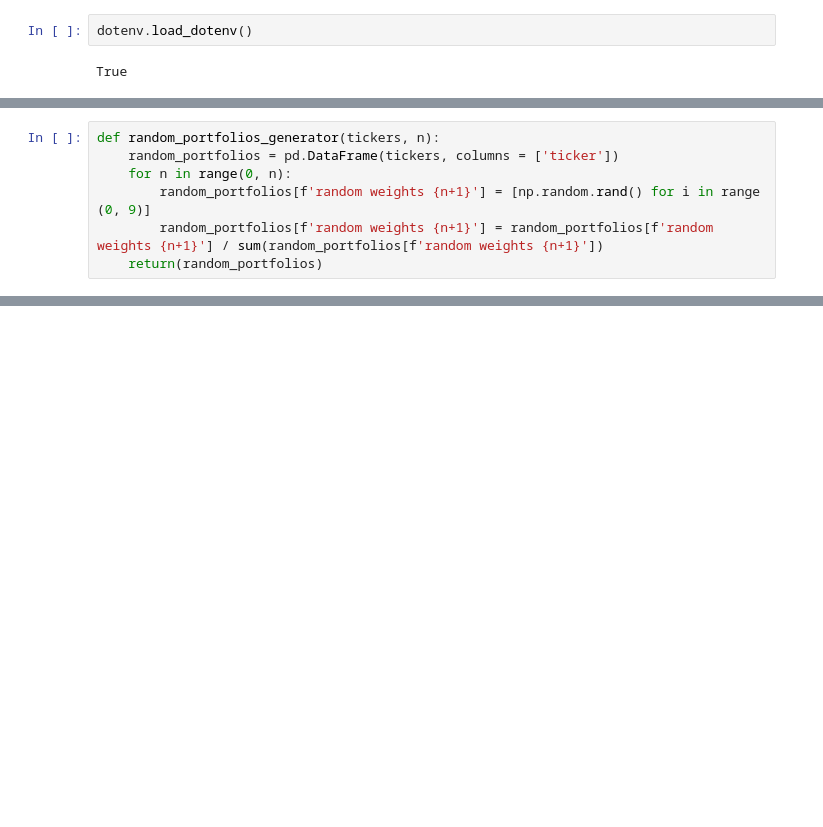
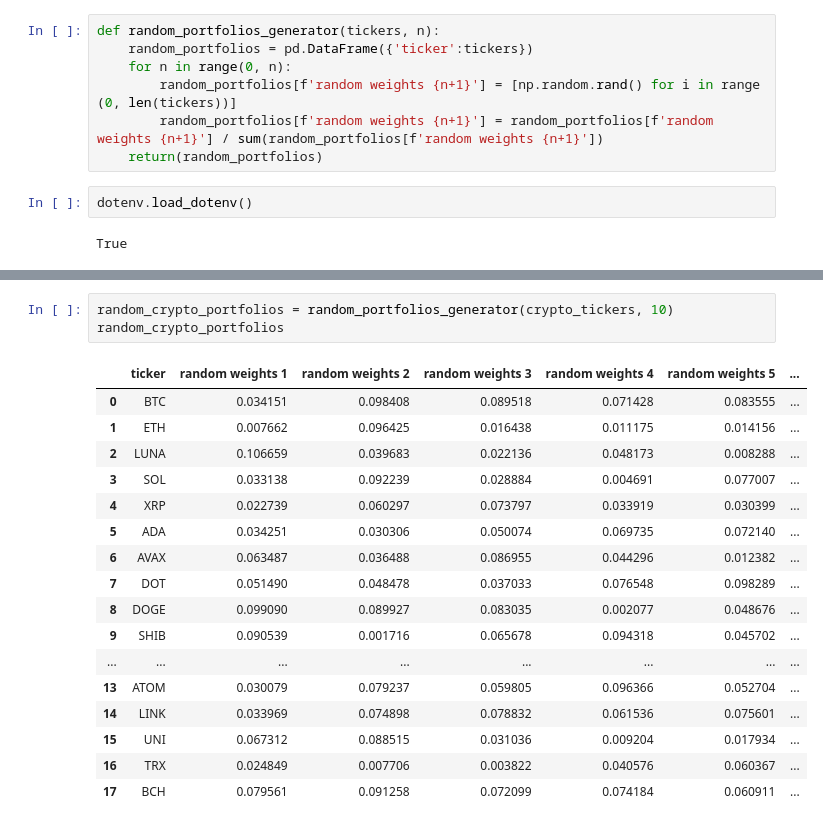
Before and after one commit to kennethologist/UPENN-GP4-P1, a Jupyter notebook: notebooks/alex.ipynb, the cells around one changed output, grey strips where cells are left out. Saved outputs shown, nothing was run; the diff lists cells and outputs as text; blank space fills up the shorter version.

```diff
--- a/notebooks/alex.ipynb
+++ b/notebooks/alex.ipynb
@@ -9,5 +11,12 @@ import ccxt
 
 %matplotlib inline
+# %%
+def random_portfolios_generator(tickers, n):
+    random_portfolios = pd.DataFrame({'ticker':tickers})
+    for n in range(0, n):
+        random_portfolios[f'random weights {n+1}'] = [np.random.rand() for i in range (0, len(tickers))]
+        random_portfolios[f'random weights {n+1}'] = random_portfolios[f'random weights {n+1}'] / sum(random_portfolios[f'random weights {n+1}'])
+    return(random_portfolios)
 # %%
 dotenv.load_dotenv()
 # %% [output]
@@ -70,7 +80,0 @@ faangmula
-# %%
-def random_portfolios_generator(tickers, n):
-    random_portfolios = pd.DataFrame(tickers, columns = ['ticker'])
-    for n in range(0, n):
-        random_portfolios[f'random weights {n+1}'] = [np.random.rand() for i in range (0, 9)]
-        random_portfolios[f'random weights {n+1}'] = random_portfolios[f'random weights {n+1}'] / sum(random_portfolios[f'random weights {n+1}'])
-    return(random_portfolios)
@@ -141,0 +151,21 @@ Length: 333, dtype: float64
+# %%
+random_crypto_portfolios = random_portfolios_generator(crypto_tickers, 10)
+random_crypto_portfolios
+# %% [output]
+|  | ticker | random weights 1 | random weights 2 | random weights 3 | random weights 4 | random weights 5 | ... |
+| 0 | BTC | 0.034151 | 0.098408 | 0.089518 | 0.071428 | 0.083555 | ... |
+| 1 | ETH | 0.007662 | 0.096425 | 0.016438 | 0.011175 | 0.014156 | ... |
+| 2 | LUNA | 0.106659 | 0.039683 | 0.022136 | 0.048173 | 0.008288 | ... |
+| 3 | SOL | 0.033138 | 0.092239 | 0.028884 | 0.004691 | 0.077007 | ... |
+| 4 | XRP | 0.022739 | 0.060297 | 0.073797 | 0.033919 | 0.030399 | ... |
+| 5 | ADA | 0.034251 | 0.030306 | 0.050074 | 0.069735 | 0.072140 | ... |
+| 6 | AVAX | 0.063487 | 0.036488 | 0.086955 | 0.044296 | 0.012382 | ... |
+| 7 | DOT | 0.051490 | 0.048478 | 0.037033 | 0.076548 | 0.098289 | ... |
+| 8 | DOGE | 0.099090 | 0.089927 | 0.083035 | 0.002077 | 0.048676 | ... |
+| 9 | SHIB | 0.090539 | 0.001716 | 0.065678 | 0.094318 | 0.045702 | ... |
+| ... | ... | ... | ... | ... | ... | ... | ... |
+| 13 | ATOM | 0.030079 | 0.079237 | 0.059805 | 0.096366 | 0.052704 | ... |
+| 14 | LINK | 0.033969 | 0.074898 | 0.078832 | 0.061536 | 0.075601 | ... |
+| 15 | UNI | 0.067312 | 0.088515 | 0.031036 | 0.009204 | 0.017934 | ... |
+| 16 | TRX | 0.024849 | 0.007706 | 0.003822 | 0.040576 | 0.060367 | ... |
+| 17 | BCH | 0.079561 | 0.091258 | 0.072099 | 0.074184 | 0.060911 | ... |
```
Also changed, not shown: parts of 14 cells of this notebook.
